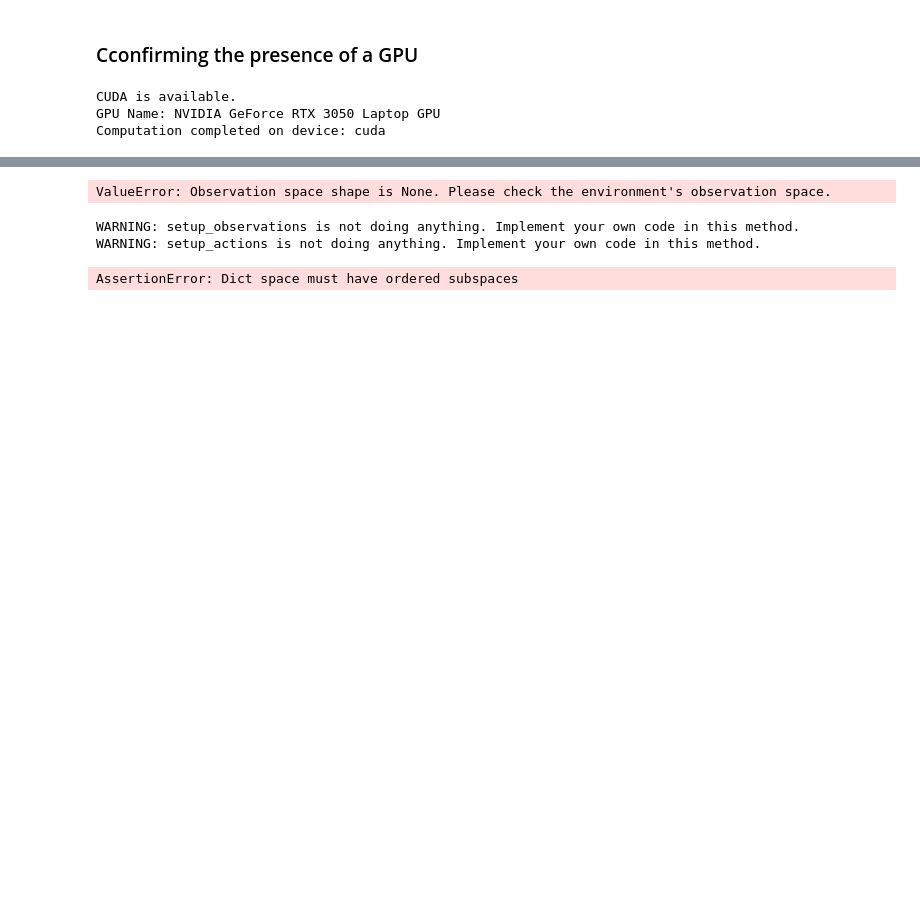
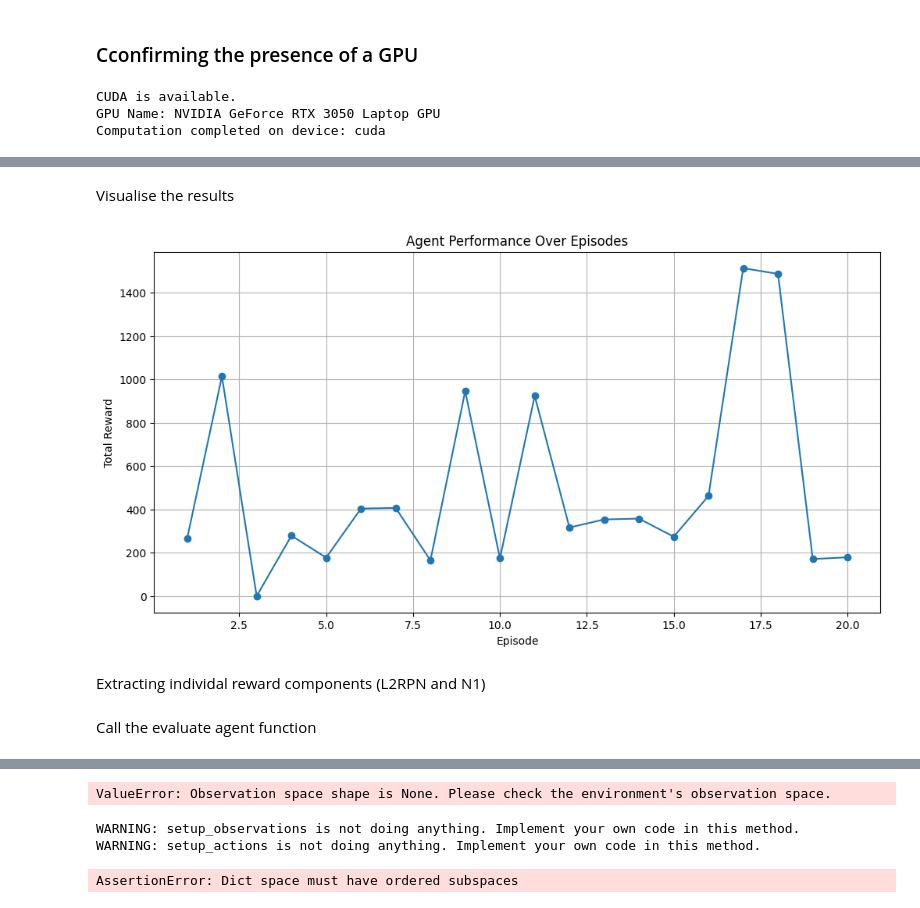
Before and after one commit to Samuel-Mbah/Power-grid-assignment, a Jupyter notebook: assignment.ipynb, the cells around one changed output, grey strips where cells are left out. Drawn from its saved outputs; the diff is of its cells as text; code cells hidden in the pictures; blank space fills up the shorter version.

```diff
--- a/assignment.ipynb
+++ b/assignment.ipynb
@@ -54,7 +54,7 @@ class Gym2OpEnv(gym.Env):
 
         action_class = PlayableAction
         observation_class = CompleteObservation
-        reward_class = CombinedScaledReward  # Setup further below
+        reward_class = CombinedScaledReward()  # Setup further below
 
         # DO NOT CHANGE Parameters
         p = Parameters()
@@ -73,6 +73,7 @@ class Gym2OpEnv(gym.Env):
         ##########
         # Combined reward of N1 and L2RPN to evaluate agents
         cr = self._g2op_env.get_reward_instance()
+        # Add individual rewards
         cr.addReward("N1", N1Reward(), 1.0)
         cr.addReward("L2RPN", L2RPNReward(), 1.0)
         cr.initialize(self._g2op_env)
@@ -227,6 +228,11 @@ class Gym2OpEnv(gym.Env):
         actual_action = self.available_actions[action]
         obs, reward, done, info = self._env.step(actual_action)
         obs = self.flatten_observation(obs)
+
+        # Extract individual rewards if available
+        reward_components = info.get('reward_detail', {})
+        info['reward_components'] = reward_components
+
         return obs, reward, done, False, info
 
     def render(self, mode='human'):
@@ -398,0 +378,16 @@ def evaluate_agent(model, env, num_episodes=10):
+# %%
+if __name__ == "__main__":
+    # Initialize the environment and model
+    env = Gym2OpEnv()
+    model = DQN("MlpPolicy", env, verbose=1)
+
+    # Train the model
+    #model.learn(total_timesteps=10000)
+    #model.save("dqn_grid2op_agent")
+
+    # Load the trained model (optional)
+    model = DQN.load("dqn_grid2op_agent", env=env)
+
+    # Evaluate the trained model
+    num_evaluation_episodes = 20
+    rewards = evaluate_agent(model, env, num_episodes=num_evaluation_episodes)
@@ -398,0 +412,20 @@ def evaluate_agent(model, env, num_episodes=10):
+# %% [markdown]
+Visualise the results
+# %%
+import matplotlib.pyplot as plt
+
+def plot_rewards(episode_rewards):
+    plt.figure(figsize=(12, 6))
+    plt.plot(range(1, len(episode_rewards) + 1), episode_rewards, marker='o')
+    plt.title('Agent Performance Over Episodes')
+    plt.xlabel('Episode')
+    plt.ylabel('Total Reward')
+    plt.grid(True)
+    plt.show()
+
+# After evaluation
+plot_rewards(rewards)
+# %% [output]
+[figure, added]
+# %% [markdown]
+Extracting individal reward components (L2RPN and N1)
@@ -398,0 +455,2 @@ def evaluate_agent(model, env, num_episodes=10):
+# %% [markdown]
+Call the evaluate agent function
```
Also changed, not shown: parts of 12 cells of this notebook, 1 other file.
